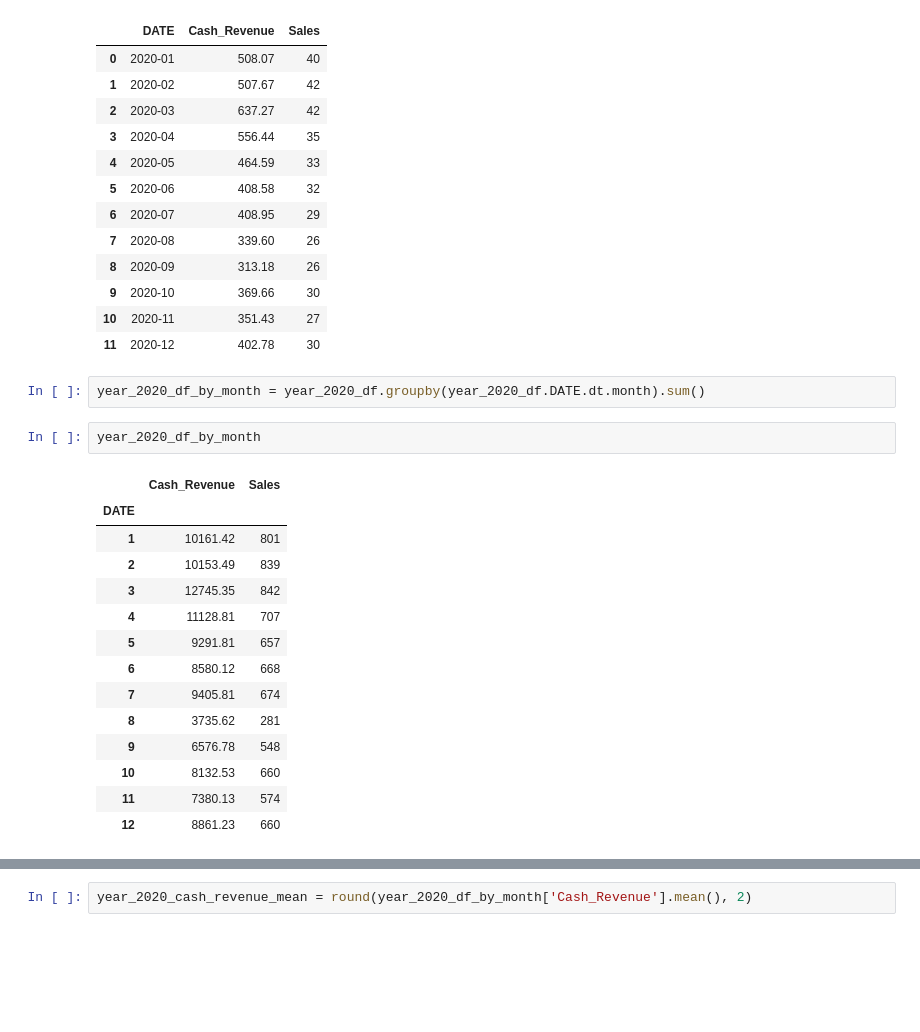
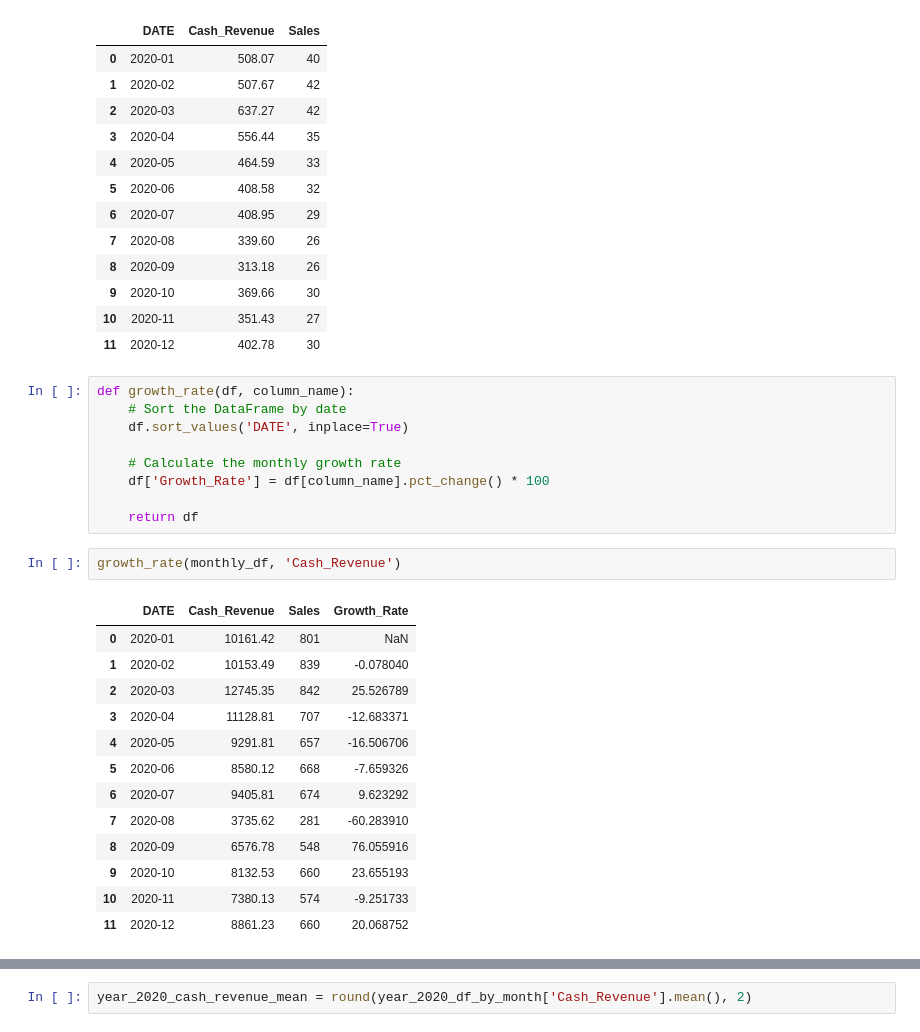
Before and after one commit to tasosnikitakis/Data_Science_Notebooks, a Jupyter notebook: pharmacy_data_analysis.ipynb, the cells around one changed output, grey strips where cells are left out. Cells and saved outputs as stored; diff of their text form; blank space fills up the shorter version.

```diff
--- a/pharmacy_data_analysis.ipynb
+++ b/pharmacy_data_analysis.ipynb
@@ -233,22 +356,28 @@ monthly_mean_df
 | 9 | 2020-10 | 369.66 | 30 |
 | 10 | 2020-11 | 351.43 | 27 |
 | 11 | 2020-12 | 402.78 | 30 |
-# %%
-year_2020_df_by_month = year_2020_df.groupby(year_2020_df.DATE.dt.month).sum()
-# %%
-year_2020_df_by_month
-# %% [output]
-|  | Cash_Revenue | Sales |
-| DATE |  |  |
-| 1 | 10161.42 | 801 |
-| 2 | 10153.49 | 839 |
-| 3 | 12745.35 | 842 |
-| 4 | 11128.81 | 707 |
-| 5 | 9291.81 | 657 |
-| 6 | 8580.12 | 668 |
-| 7 | 9405.81 | 674 |
-| 8 | 3735.62 | 281 |
-| 9 | 6576.78 | 548 |
-| 10 | 8132.53 | 660 |
-| 11 | 7380.13 | 574 |
-| 12 | 8861.23 | 660 |
+# %%
+def growth_rate(df, column_name):
+    # Sort the DataFrame by date
+    df.sort_values('DATE', inplace=True)
+
+    # Calculate the monthly growth rate
+    df['Growth_Rate'] = df[column_name].pct_change() * 100
+
+    return df
+# %%
+growth_rate(monthly_df, 'Cash_Revenue')
+# %% [output]
+|  | DATE | Cash_Revenue | Sales | Growth_Rate |
+| 0 | 2020-01 | 10161.42 | 801 | NaN |
+| 1 | 2020-02 | 10153.49 | 839 | -0.078040 |
+| 2 | 2020-03 | 12745.35 | 842 | 25.526789 |
+| 3 | 2020-04 | 11128.81 | 707 | -12.683371 |
+| 4 | 2020-05 | 9291.81 | 657 | -16.506706 |
+| 5 | 2020-06 | 8580.12 | 668 | -7.659326 |
+| 6 | 2020-07 | 9405.81 | 674 | 9.623292 |
+| 7 | 2020-08 | 3735.62 | 281 | -60.283910 |
+| 8 | 2020-09 | 6576.78 | 548 | 76.055916 |
+| 9 | 2020-10 | 8132.53 | 660 | 23.655193 |
+| 10 | 2020-11 | 7380.13 | 574 | -9.251733 |
+| 11 | 2020-12 | 8861.23 | 660 | 20.068752 |
```
Also changed, not shown: parts of 16 cells of this notebook.
